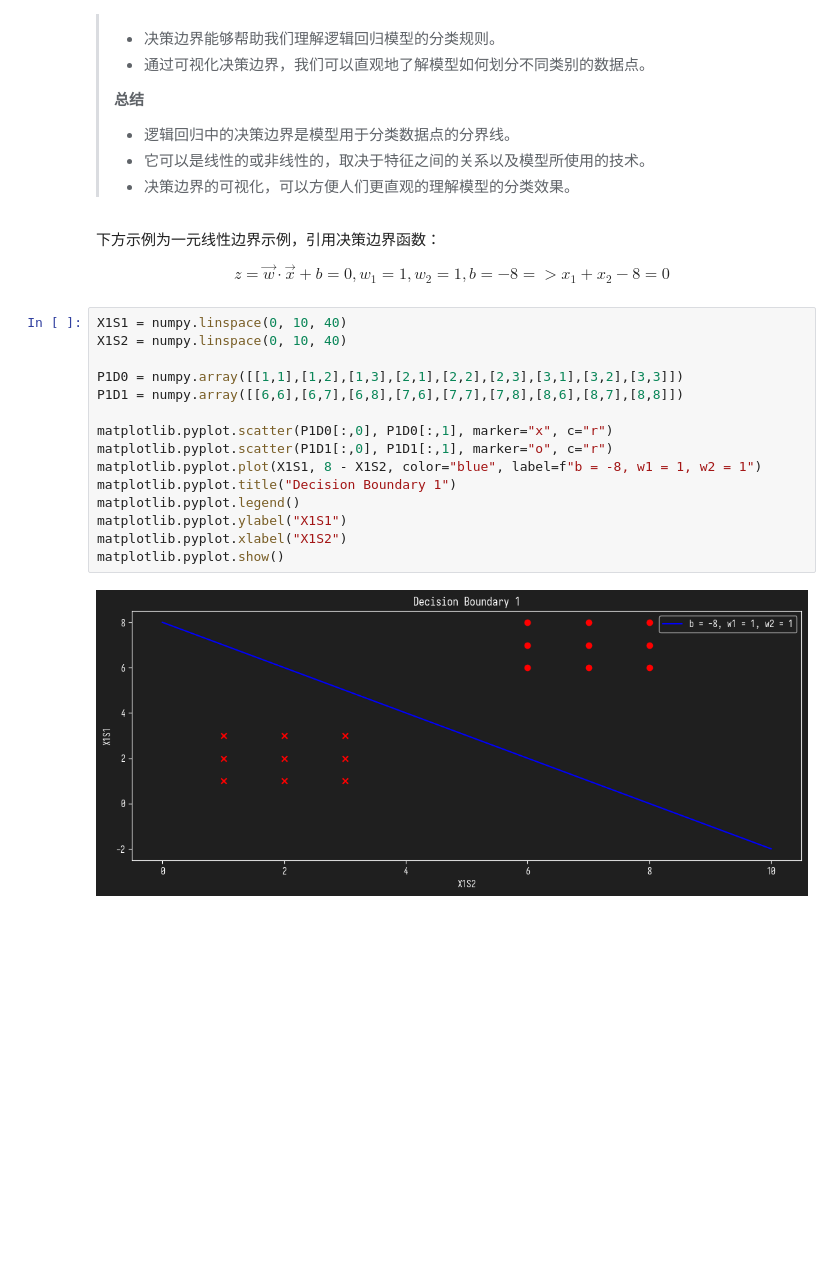
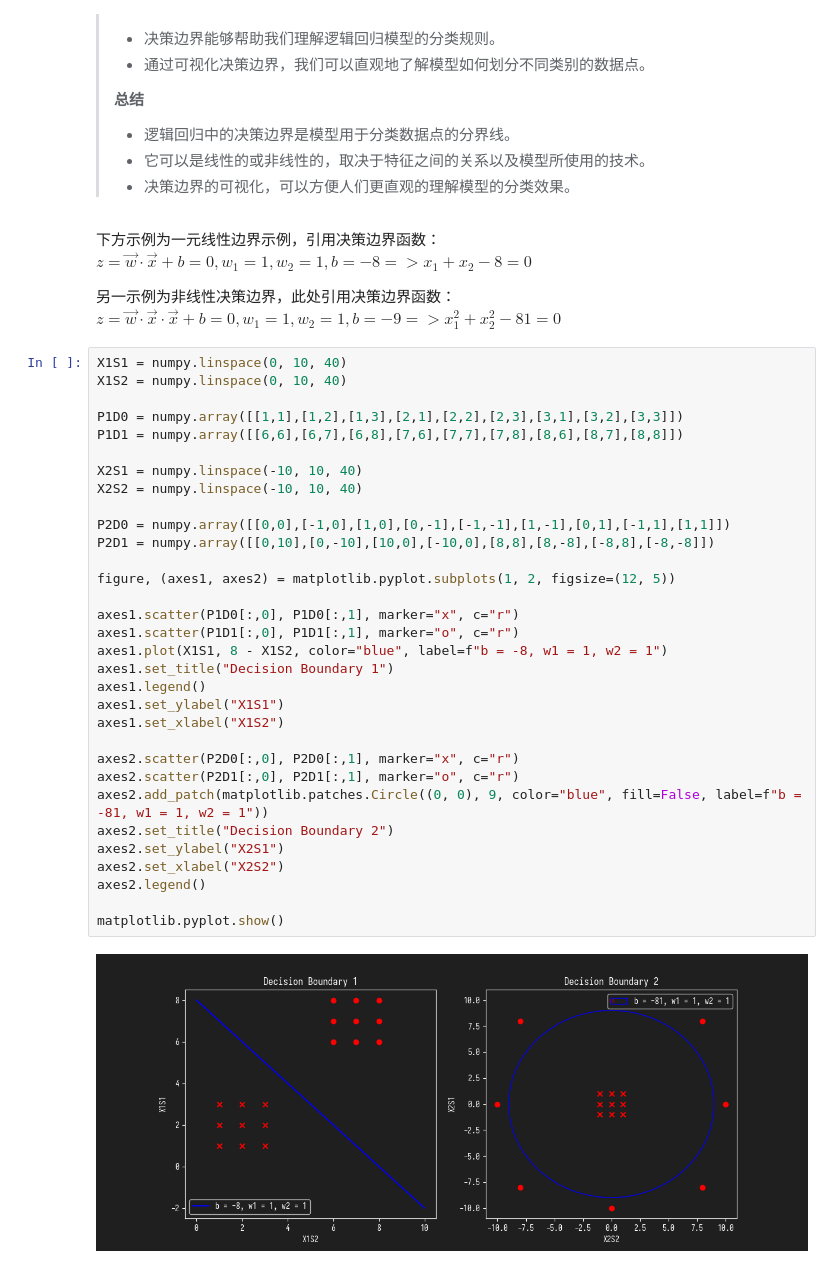
Before and after one commit to deathknight0718/foliage-note, a Jupyter notebook: 202503070323.ipynb, the cells around one changed output. Cells and saved outputs as stored; diff of their text form; blank space fills up the shorter version.

```diff
--- a/202503070323.ipynb
+++ b/202503070323.ipynb
@@ -84,23 +76,40 @@ $$ P(1|\vec{x};\vec{w},b) + P(0|\vec{x};\vec{w},b) = 1 $$
 > * 它可以是线性的或非线性的，取决于特征之间的关系以及模型所使用的技术。
 > * 决策边界的可视化，可以方便人们更直观的理解模型的分类效果。
 # %% [markdown]
-下方示例为一元线性边界示例，引用决策边界函数：
+下方示例为一元线性边界示例，引用决策边界函数：$ z=\vec{w}\cdot{\vec{x}}+b=0,w_1=1,w_2=1,b=-8=>x_1+x_2-8=0 $
 
-$$ z=\vec{w}\cdot{\vec{x}}+b=0,w_1=1,w_2=1,b=-8=>x_1+x_2-8=0 $$
+另一示例为非线性决策边界，此处引用决策边界函数：$ z=\vec{w}\cdot{\vec{x}\cdot{\vec{x}}}+b=0,w_1=1,w_2=1,b=-9=>x_1^2+x_2^2-81=0 $
 # %%
 X1S1 = numpy.linspace(0, 10, 40)
 X1S2 = numpy.linspace(0, 10, 40)
 
 P1D0 = numpy.array([[1,1],[1,2],[1,3],[2,1],[2,2],[2,3],[3,1],[3,2],[3,3]])
 P1D1 = numpy.array([[6,6],[6,7],[6,8],[7,6],[7,7],[7,8],[8,6],[8,7],[8,8]])
 
-matplotlib.pyplot.scatter(P1D0[:,0], P1D0[:,1], marker="x", c="r")
-matplotlib.pyplot.scatter(P1D1[:,0], P1D1[:,1], marker="o", c="r")
-matplotlib.pyplot.plot(X1S1, 8 - X1S2, color="blue", label=f"b = -8, w1 = 1, w2 = 1")
-matplotlib.pyplot.title("Decision Boundary 1")
-matplotlib.pyplot.legend()
-matplotlib.pyplot.ylabel("X1S1")
-matplotlib.pyplot.xlabel("X1S2")
+X2S1 = numpy.linspace(-10, 10, 40)
+X2S2 = numpy.linspace(-10, 10, 40)
+
+P2D0 = numpy.array([[0,0],[-1,0],[1,0],[0,-1],[-1,-1],[1,-1],[0,1],[-1,1],[1,1]])
+P2D1 = numpy.array([[0,10],[0,-10],[10,0],[-10,0],[8,8],[8,-8],[-8,8],[-8,-8]])
+
+figure, (axes1, axes2) = matplotlib.pyplot.subplots(1, 2, figsize=(12, 5))
+
+axes1.scatter(P1D0[:,0], P1D0[:,1], marker="x", c="r")
+axes1.scatter(P1D1[:,0], P1D1[:,1], marker="o", c="r")
+axes1.plot(X1S1, 8 - X1S2, color="blue", label=f"b = -8, w1 = 1, w2 = 1")
+axes1.set_title("Decision Boundary 1")
+axes1.legend()
+axes1.set_ylabel("X1S1")
+axes1.set_xlabel("X1S2")
+
+axes2.scatter(P2D0[:,0], P2D0[:,1], marker="x", c="r")
+axes2.scatter(P2D1[:,0], P2D1[:,1], marker="o", c="r")
+axes2.add_patch(matplotlib.patches.Circle((0, 0), 9, color="blue", fill=False, label=f"b = -81, w1 = 1, w2 = 1"))
+axes2.set_title("Decision Boundary 2")
+axes2.set_ylabel("X2S1")
+axes2.set_xlabel("X2S2")
+axes2.legend()
+
 matplotlib.pyplot.show()
 # %% [output]
-[figure, old version]
+[figure, new version]
```
Also changed, not shown: parts of 13 cells of this notebook, 4 other files.
